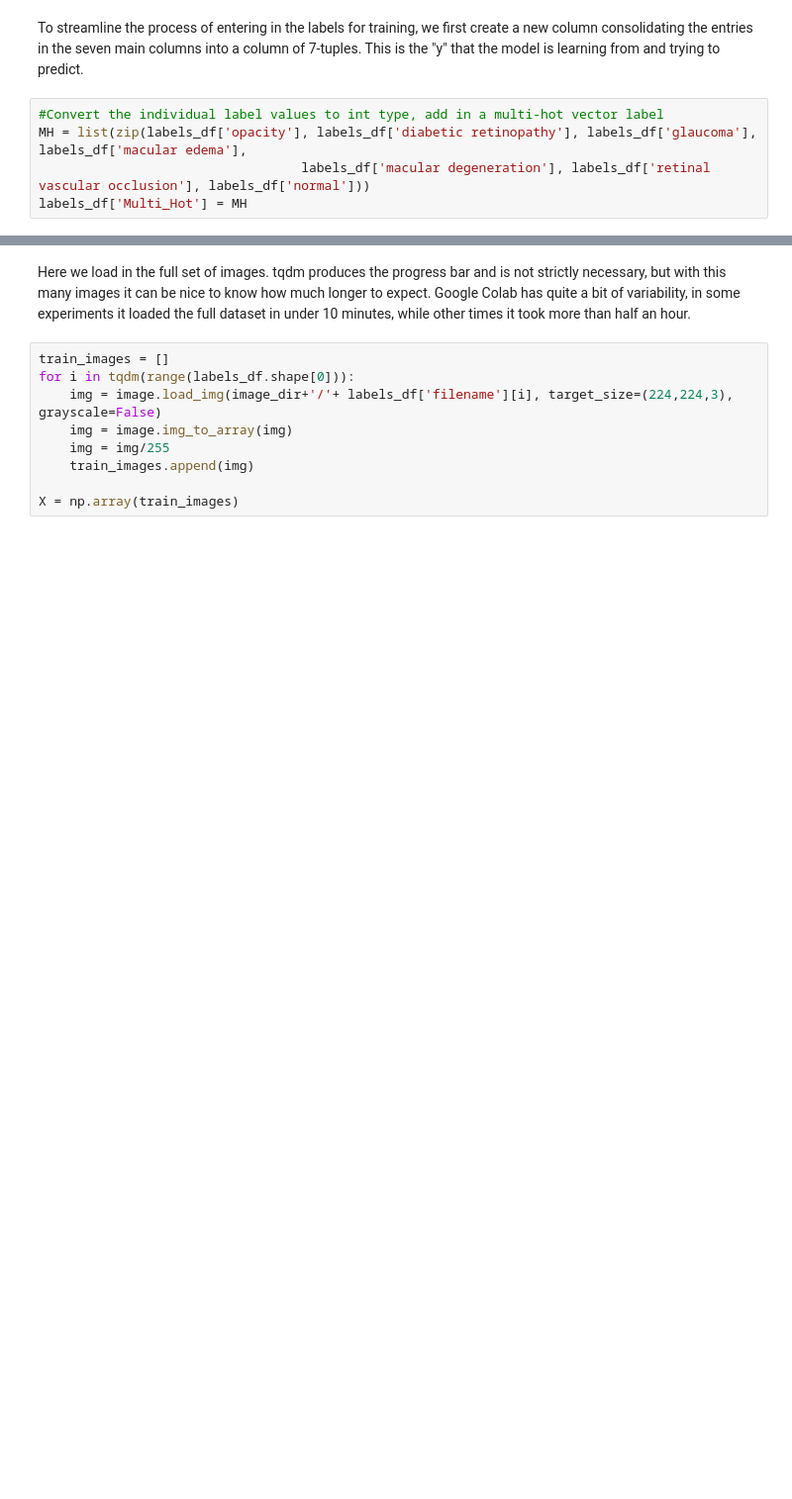
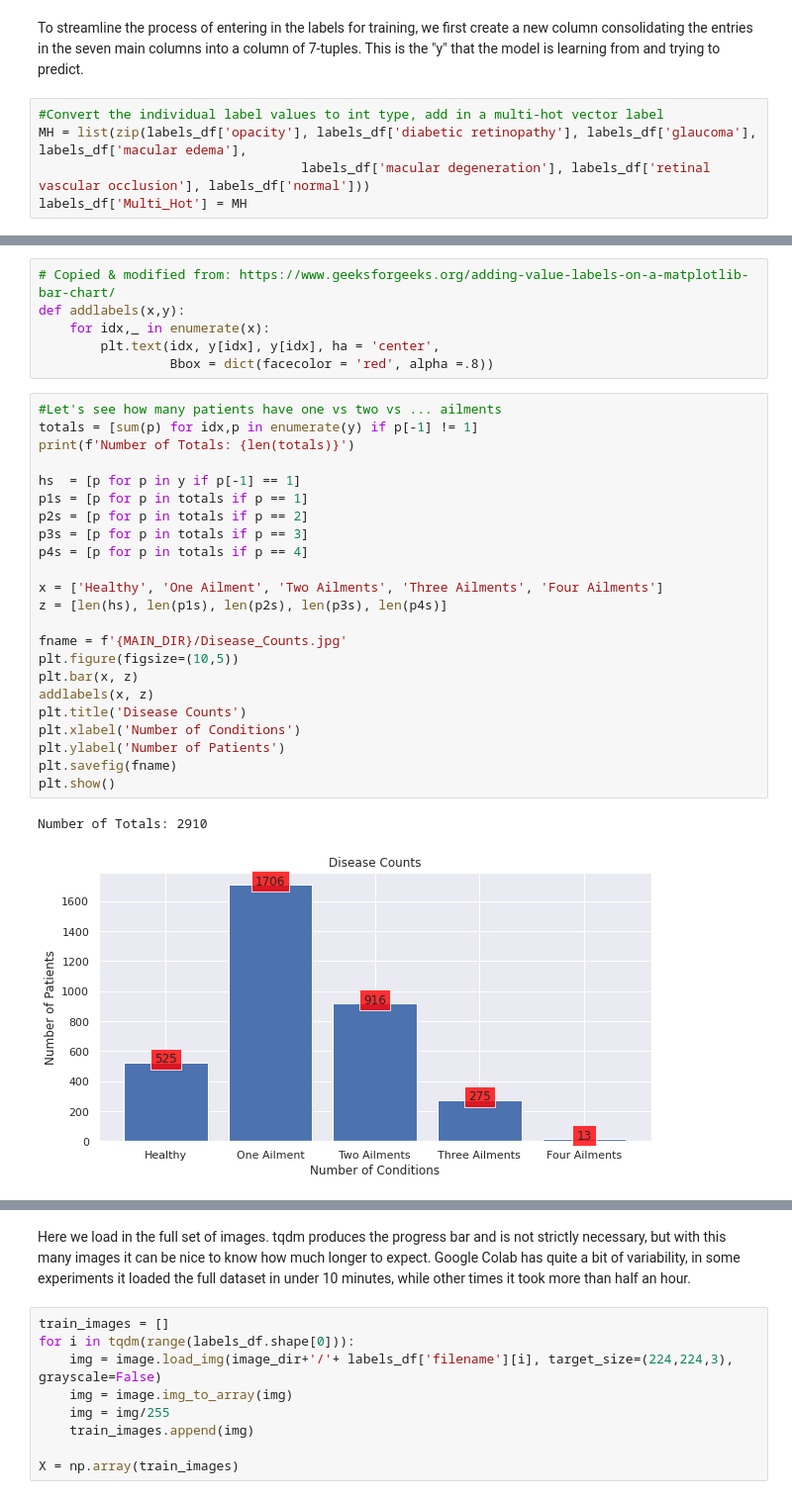
Before and after one commit to Astromax/Retina_Disease_Classification, a Jupyter notebook: EyeDiseaseDetection.ipynb, the cells around one changed output, grey strips where cells are left out. Shown at 99% size. Saved outputs shown, nothing was run; the diff lists cells and outputs as text; blank space fills up the shorter version.

```diff
--- a/EyeDiseaseDetection.ipynb
+++ b/EyeDiseaseDetection.ipynb
@@ -124,0 +105,32 @@ Length of y:  3435
+# %%
+# Copied & modified from: https://www.geeksforgeeks.org/adding-value-labels-on-a-matplotlib-bar-chart/
+def addlabels(x,y):
+    for idx,_ in enumerate(x):
+        plt.text(idx, y[idx], y[idx], ha = 'center',
+                 Bbox = dict(facecolor = 'red', alpha =.8))
+# %%
+#Let's see how many patients have one vs two vs ... ailments
+totals = [sum(p) for idx,p in enumerate(y) if p[-1] != 1]
+print(f'Number of Totals: {len(totals)}')
+
+hs  = [p for p in y if p[-1] == 1]
+p1s = [p for p in totals if p == 1]
+p2s = [p for p in totals if p == 2]
+p3s = [p for p in totals if p == 3]
+p4s = [p for p in totals if p == 4]
+
+x = ['Healthy', 'One Ailment', 'Two Ailments', 'Three Ailments', 'Four Ailments']
+z = [len(hs), len(p1s), len(p2s), len(p3s), len(p4s)]
+
+fname = f'{MAIN_DIR}/Disease_Counts.jpg'
+plt.figure(figsize=(10,5))
+plt.bar(x, z)
+addlabels(x, z)
+plt.title('Disease Counts')
+plt.xlabel('Number of Conditions')
+plt.ylabel('Number of Patients')
+plt.savefig(fname)
+plt.show()
+# %% [output]
+Number of Totals: 2910
+[figure, added]
```
Also changed, not shown: parts of 51 cells of this notebook.
